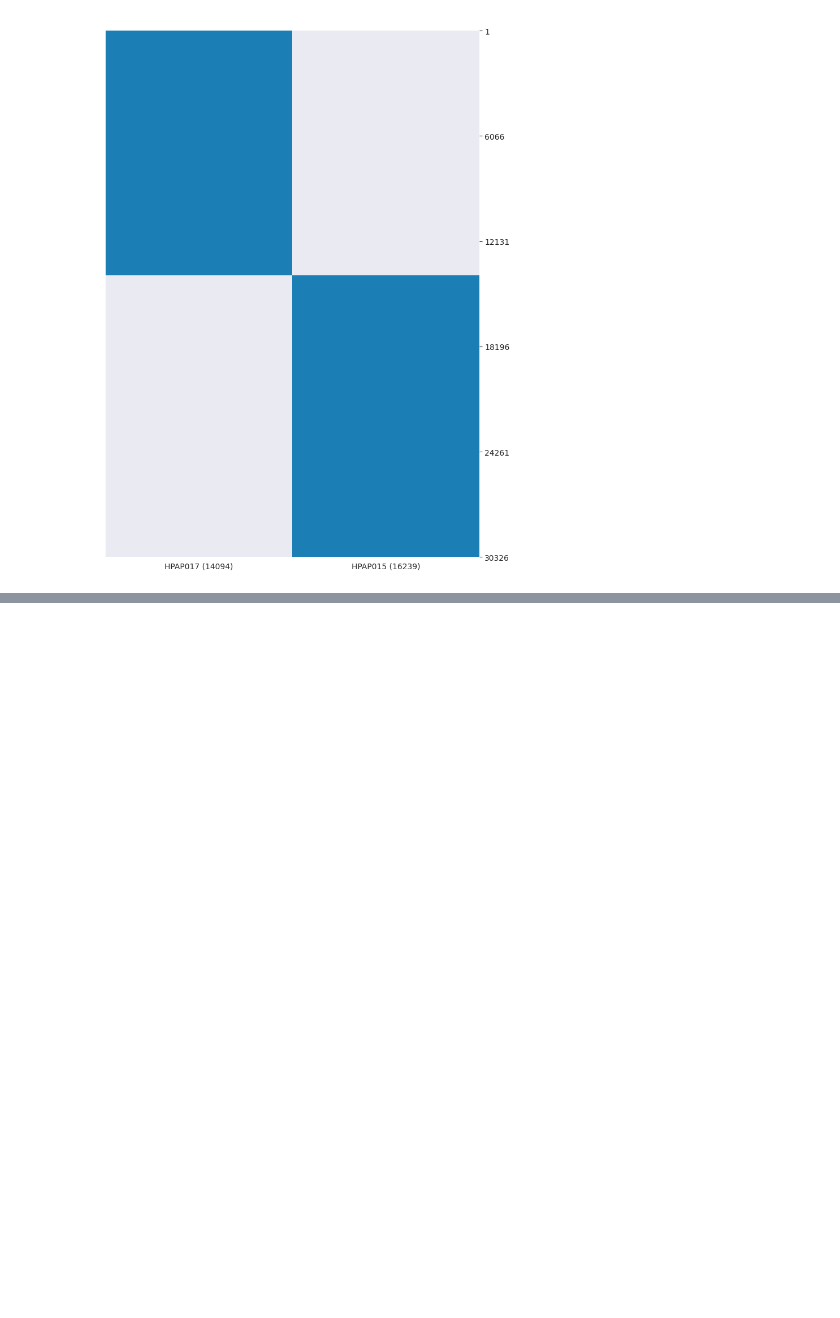
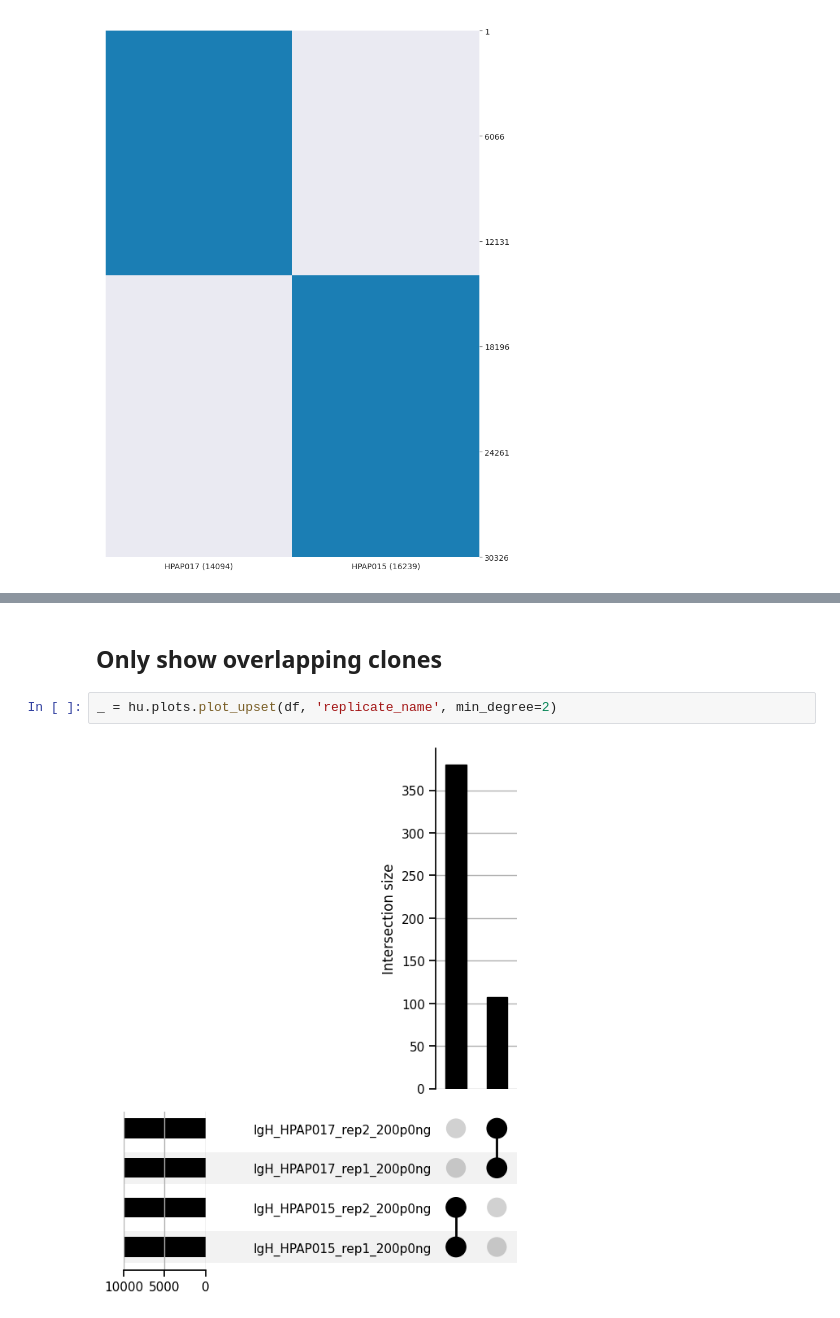
Before and after one commit to flutac/hicutils, a Jupyter notebook: docs/notebooks/plotting/overlap.ipynb, the cells around one changed output, grey strips where cells are left out. Cells and saved outputs as stored; diff of their text form; blank space fills up the shorter version.

```diff
--- a/docs/notebooks/plotting/overlap.ipynb
+++ b/docs/notebooks/plotting/overlap.ipynb
@@ -42,0 +49,6 @@ _ = hu.plots.plot_strings(df, 'subject', only_overlapping=False,
+# %% [markdown]
+## Only show overlapping clones
+# %%
+_ = hu.plots.plot_upset(df, 'replicate_name', min_degree=2)
+# %% [output]
+[figure, added]
```
Also changed, not shown: parts of 8 cells of this notebook, 11 other files.
